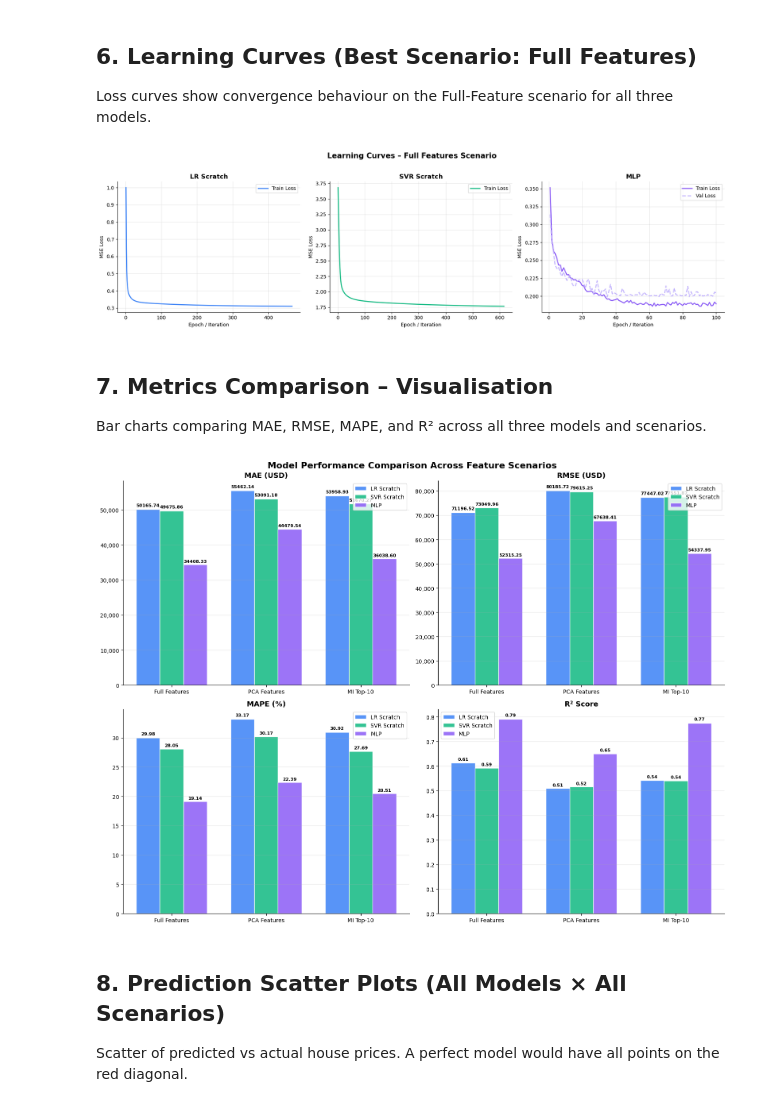
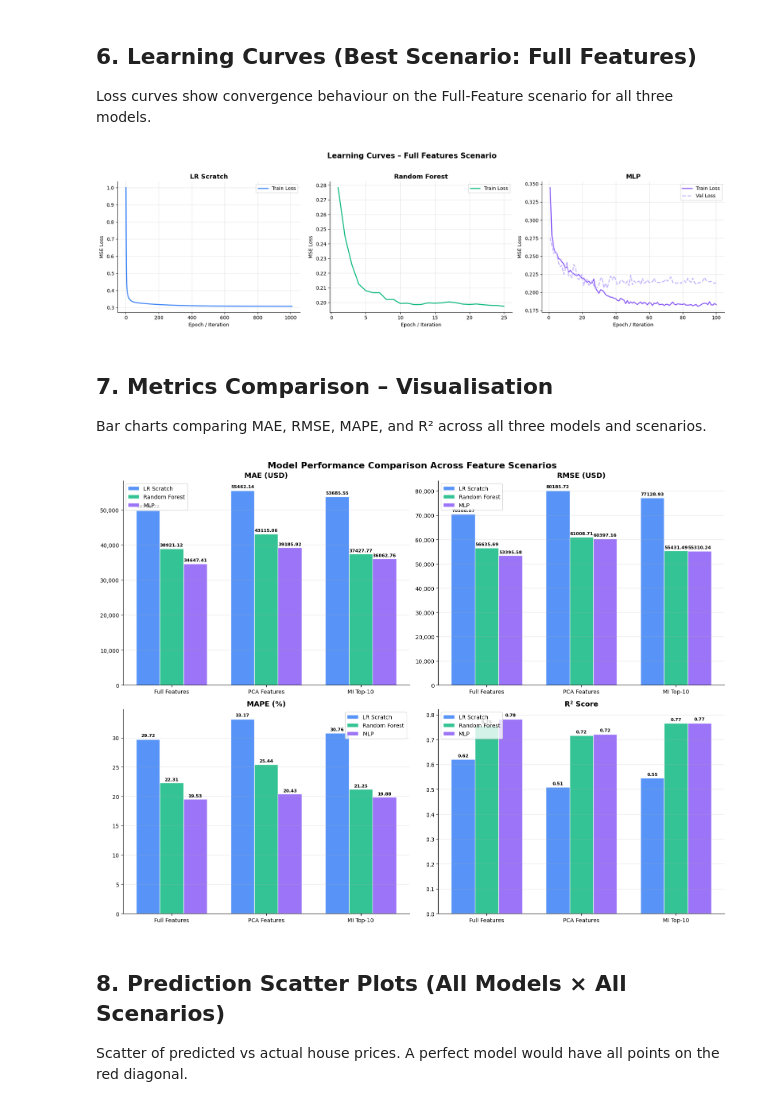
Before and after one commit to lacthui06/Lab-ML, a Jupyter notebook: lab4/modeling/modeling.ipynb, the cells around one changed output. Saved outputs shown, nothing was run; the diff lists cells and outputs as text; code cells hidden in the pictures.

```diff
--- a/lab4/modeling/modeling.ipynb
+++ b/lab4/modeling/modeling.ipynb
@@ -355,21 +463,21 @@ for sc_name, X_tr, X_ts in SCENARIOS:
     pred_store[(sc_name, 'LR Scratch')] = lr_pred
     print(f'  LR  R2={r2:.4f}  MAPE={mape:.2f}%')
 
-    # ── 2. SVR Scratch ────────────────────────────────────
+    # ── 2. Random Forest ──────────────────────────────────
     t0 = time.time()
-    svr_m = SVRScratch(**best_svr_params)
-    svr_m.fit(X_tr, y_train_sc)
+    rf_m = RandomForestRegressorScratch(**best_rf_params)
+    rf_m.fit(X_tr, y_train_sc)
     train_ms = (time.time()-t0)*1000
     t0 = time.time()
-    svr_pred = inv(svr_m.predict(X_ts))
+    rf_pred = inv(rf_m.predict(X_ts))
     inf_ms = (time.time()-t0)*1000
-    mae, rmse, mape, r2 = metrics(y_test, svr_pred)
-    results.append({'Scenario': sc_name, 'Model': 'SVR Scratch',
+    mae, rmse, mape, r2 = metrics(y_test, rf_pred)
+    results.append({'Scenario': sc_name, 'Model': 'Random Forest',
                     'MAE': mae, 'RMSE': rmse, 'MAPE(%)': mape, 'R2': r2,
                     'Train_ms': train_ms, 'Inf_ms': inf_ms})
-    loss_store[(sc_name, 'SVR Scratch')] = (svr_m.loss_hist, None)
-    pred_store[(sc_name, 'SVR Scratch')] = svr_pred
-    print(f'  SVR R2={r2:.4f}  MAPE={mape:.2f}%')
+    loss_store[(sc_name, 'Random Forest')] = (rf_m.loss_hist, None)
+    pred_store[(sc_name, 'Random Forest')] = rf_pred
+    print(f'  RF  R2={r2:.4f}  MAPE={mape:.2f}%')
 
     # ── 3. PyTorch MLP ───────────────────────────────────
     t0 = time.time()
@@ -419,7 +527,7 @@ Loss curves show convergence behaviour on the Full-Feature scenario for all thre
 fig, axes = plt.subplots(1, 3, figsize=(18, 5))
 fig.suptitle('Learning Curves – Full Features Scenario', fontsize=15, fontweight='bold', y=1.02)
 
-model_names = ['LR Scratch', 'SVR Scratch', 'MLP']
+model_names = ['LR Scratch', 'Random Forest', 'MLP']
 colors = [('#3B82F6', '#93C5FD'), ('#10B981', '#6EE7B7'), ('#8B5CF6', '#C4B5FD')]
 
 for ax, mname, (c_tr, c_val) in zip(axes, model_names, colors):
@@ -439,7 +547,7 @@ for ax, mname, (c_tr, c_val) in zip(axes, model_names, colors):
 plt.tight_layout()
 plt.show()
 # %% [output]
-[figure, old version]
+[figure, new version]
 # %% [markdown]
 ## 7. Metrics Comparison – Visualisation
 
@@ -447,41 +555,41 @@ Bar charts comparing MAE, RMSE, MAPE, and R² across all three models and scenar
 # %%
 metrics_cols = ['MAE', 'RMSE', 'MAPE(%)', 'R2']
 metric_labels = ['MAE (USD)', 'RMSE (USD)', 'MAPE (%)', 'R² Score']
-model_order = ['LR Scratch', 'SVR Scratch', 'MLP']
+model_order = ['LR Scratch', 'Random Forest', 'MLP']
 sc_order = ['Full Features', 'PCA Features', 'MI Top-10']
 bar_colors = ['#3B82F6', '#10B981', '#8B5CF6']
 
 fig, axes = plt.subplots(2, 2, figsize=(16, 12))
 fig.suptitle('Model Performance Comparison Across Feature Scenarios', fontsize=16, fontweight='bold')
 
 for idx, (metric, label) in enumerate(zip(metrics_cols, metric_labels)):
     ax = axes[idx // 2][idx % 2]
     x = np.arange(len(sc_order))
     width = 0.25
     for mi, (mname, color) in enumerate(zip(model_order, bar_colors)):
         vals = [df[(df['Scenario']==sc) & (df['Model']==mname)][metric].values[0]
                 for sc in sc_order]
         bars = ax.bar(x + mi*width, vals, width, label=mname, color=color, alpha=0.85, edgecolor='white')
         for bar, v in zip(bars, vals):
             ax.text(bar.get_x()+bar.get_width()/2, bar.get_height()*1.01,
                     f'{v:.2f}', ha='center', va='bottom', fontsize=8, fontweight='bold')
     ax.set_title(label, fontsize=13, fontweight='bold')
     ax.set_xticks(x + width)
     ax.set_xticklabels(sc_order, fontsize=10)
     ax.legend(fontsize=10)
 
     # Format y-axis to display regular numbers (avoid 1e5 / scientific notation)
     if metric in ['MAE', 'RMSE']:
         ax.get_yaxis().set_major_formatter(plt.FuncFormatter(lambda x, loc: "{:,}".format(int(x))))
 
     ax.grid(True, axis='y', alpha=0.3)
     ax.spines['top'].set_visible(False)
     ax.spines['right'].set_visible(False)
 
 plt.tight_layout()
 plt.show()
 # %% [output]
-[figure, old version]
+[figure, new version]
 # %% [markdown]
 ## 8. Prediction Scatter Plots (All Models × All Scenarios)
 
```
Also changed, not shown: parts of 8 cells of this notebook, 3 other files.
